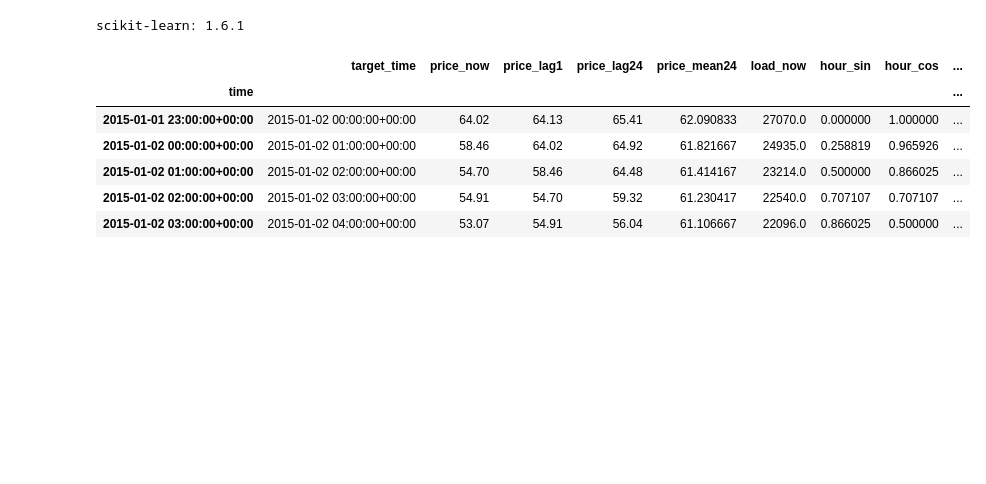
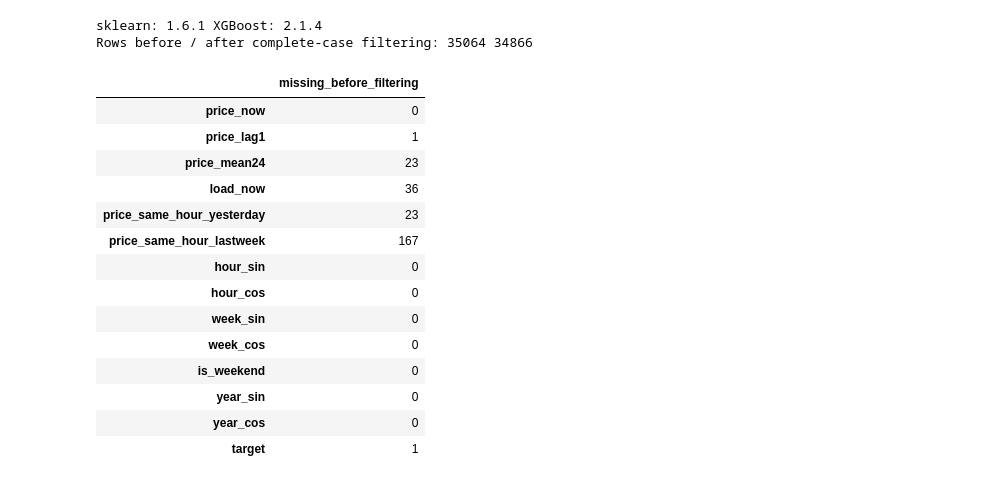
Before and after one commit to str311/pandas-and-plot-doc, a Jupyter notebook: sklearn_time_series_guide.ipynb, the cells around one changed output. Saved outputs shown, nothing was run; the diff lists cells and outputs as text; code cells hidden in the pictures; blank space fills up the shorter version.

Commit message:
sklearn

```diff
--- a/sklearn_time_series_guide.ipynb
+++ b/sklearn_time_series_guide.ipynb
@@ -50,10 +55,10 @@ import pandas as pd
 import matplotlib.pyplot as plt
 import matplotlib.dates as mdates
 import sklearn
+import xgboost
 import platform
 import warnings
 
-# 仅兼容本机旧版 NumPy 的已核对矩阵警告；不影响模型配置
 if platform.system() == "Darwin" and np.__version__ == "2.0.2":
     warnings.filterwarnings(
         "ignore",
@@ -63,53 +68,83 @@ if platform.system() == "Darwin" and np.__version__ == "2.0.2":
     )
 
 from sklearn.base import clone
 from sklearn.pipeline import Pipeline
-from sklearn.impute import SimpleImputer
 from sklearn.preprocessing import StandardScaler
 from sklearn.linear_model import LinearRegression, Ridge, Lasso, ElasticNet, SGDRegressor
 from sklearn.tree import DecisionTreeRegressor
-from sklearn.ensemble import (
-    RandomForestRegressor, GradientBoostingRegressor, HistGradientBoostingRegressor,
-)
+from sklearn.ensemble import RandomForestRegressor, GradientBoostingRegressor
 from sklearn.metrics import (
     mean_absolute_error, mean_squared_error, r2_score,
     mean_pinball_loss, make_scorer,
 )
-from sklearn.model_selection import TimeSeriesSplit, GridSearchCV
+from sklearn.model_selection import GridSearchCV
+from xgboost import XGBRegressor
 
 data = pd.read_csv(Path("energy_dataset.csv"))
 data["time"] = pd.to_datetime(data["time"], utc=True)
 data = data.sort_values("time").set_index("time")
 assert data.index.is_unique
 gaps = data.index.to_series().diff().dropna()
 assert len(gaps) > 0 and gaps.eq(pd.Timedelta(hours=1)).all()
 
+# 在完整时间轴上创建特征，不能在这之前删除缺失行
 samples = pd.DataFrame(index=data.index)
 samples["price_now"] = data["price actual"]
 samples["price_lag1"] = data["price actual"].shift(1)
-samples["price_lag24"] = data["price actual"].shift(24)
 samples["price_mean24"] = data["price actual"].rolling(24, min_periods=24).mean()
 samples["load_now"] = data["total load actual"]
+samples["price_same_hour_yesterday"] = data["price actual"].shift(23)
+samples["price_same_hour_lastweek"] = data["price actual"].shift(167)
 samples["target_time"] = samples.index + pd.Timedelta(hours=1)
-target_hour = samples["target_time"].dt.hour
-samples["hour_sin"] = np.sin(2 * np.pi * target_hour / 24)
-samples["hour_cos"] = np.cos(2 * np.pi * target_hour / 24)
-samples["is_weekend"] = (samples["target_time"].dt.dayofweek >= 5).astype(int)
 samples["target"] = data["price actual"].shift(-1)
-samples = samples.dropna(subset=["target", "price_now", "price_lag1", "price_lag24", "price_mean24"])
 
-features = [
-    "price_now", "price_lag1", "price_lag24", "price_mean24",
-    "load_now", "hour_sin", "hour_cos", "is_weekend",
+calendar_time = samples["target_time"]  # 当前使用 UTC
+hour = calendar_time.dt.hour
+weekday = calendar_time.dt.dayofweek
+samples["hour_sin"] = np.sin(2 * np.pi * hour / 24)
+samples["hour_cos"] = np.cos(2 * np.pi * hour / 24)
+samples["week_sin"] = np.sin(2 * np.pi * weekday / 7)
+samples["week_cos"] = np.cos(2 * np.pi * weekday / 7)
+samples["is_weekend"] = (weekday >= 5).astype(int)
+
+# 年度进度：区分闰年，不把所有年份固定成 365 天
+days_in_year = np.where(calendar_time.dt.is_leap_year, 366, 365)
+year_phase = (calendar_time.dt.dayofyear - 1 + hour / 24) / days_in_year
+samples["year_sin"] = np.sin(2 * np.pi * year_phase)
+samples["year_cos"] = np.cos(2 * np.pi * year_phase)
+
+base_features = ["price_now", "price_lag1", "price_mean24", "load_now"]
+seasonal_features = [
+    "price_same_hour_yesterday", "price_same_hour_lastweek",
+    "hour_sin", "hour_cos", "week_sin", "week_cos",
+    "is_weekend", "year_sin", "year_cos",
 ]
-print("scikit-learn:", sklearn.__version__)
+features = base_features + seasonal_features
+
+rows_before = len(samples)
+missing_summary = samples[features + ["target"]].isna().sum()
+samples = samples.dropna(subset=features + ["target"]).copy()
+assert samples[features + ["target"]].notna().all().all()
+
+print("sklearn:", sklearn.__version__, "XGBoost:", xgboost.__version__)
+print("Rows before / after complete-case filtering:", rows_before, len(samples))
+display(missing_summary.to_frame("missing_before_filtering"))
 display(samples[["target_time"] + features + ["target"]].head())
 # %% [output]
-scikit-learn: 1.6.1
+sklearn: 1.6.1 XGBoost: 2.1.4
+Rows before / after complete-case filtering: 35064 34866
-|  | target_time | price_now | price_lag1 | price_lag24 | price_mean24 | load_now | hour_sin | hour_cos | ... |
-| time |  |  |  |  |  |  |  |  | ... |
-| 2015-01-01 23:00:00+00:00 | 2015-01-02 00:00:00+00:00 | 64.02 | 64.13 | 65.41 | 62.090833 | 27070.0 | 0.000000 | 1.000000 | ... |
-| 2015-01-02 00:00:00+00:00 | 2015-01-02 01:00:00+00:00 | 58.46 | 64.02 | 64.92 | 61.821667 | 24935.0 | 0.258819 | 0.965926 | ... |
-| 2015-01-02 01:00:00+00:00 | 2015-01-02 02:00:00+00:00 | 54.70 | 58.46 | 64.48 | 61.414167 | 23214.0 | 0.500000 | 0.866025 | ... |
-| 2015-01-02 02:00:00+00:00 | 2015-01-02 03:00:00+00:00 | 54.91 | 54.70 | 59.32 | 61.230417 | 22540.0 | 0.707107 | 0.707107 | ... |
-| 2015-01-02 03:00:00+00:00 | 2015-01-02 04:00:00+00:00 | 53.07 | 54.91 | 56.04 | 61.106667 | 22096.0 | 0.866025 | 0.500000 | ... |
+|  | missing_before_filtering |
+| price_now | 0 |
+| price_lag1 | 1 |
+| price_mean24 | 23 |
+| load_now | 36 |
+| price_same_hour_yesterday | 23 |
+| price_same_hour_lastweek | 167 |
+| hour_sin | 0 |
+| hour_cos | 0 |
+| week_sin | 0 |
+| week_cos | 0 |
+| is_weekend | 0 |
+| year_sin | 0 |
+| year_cos | 0 |
+| target | 1 |
```
Also changed, not shown: parts of 50 cells of this notebook, 1 other file.
